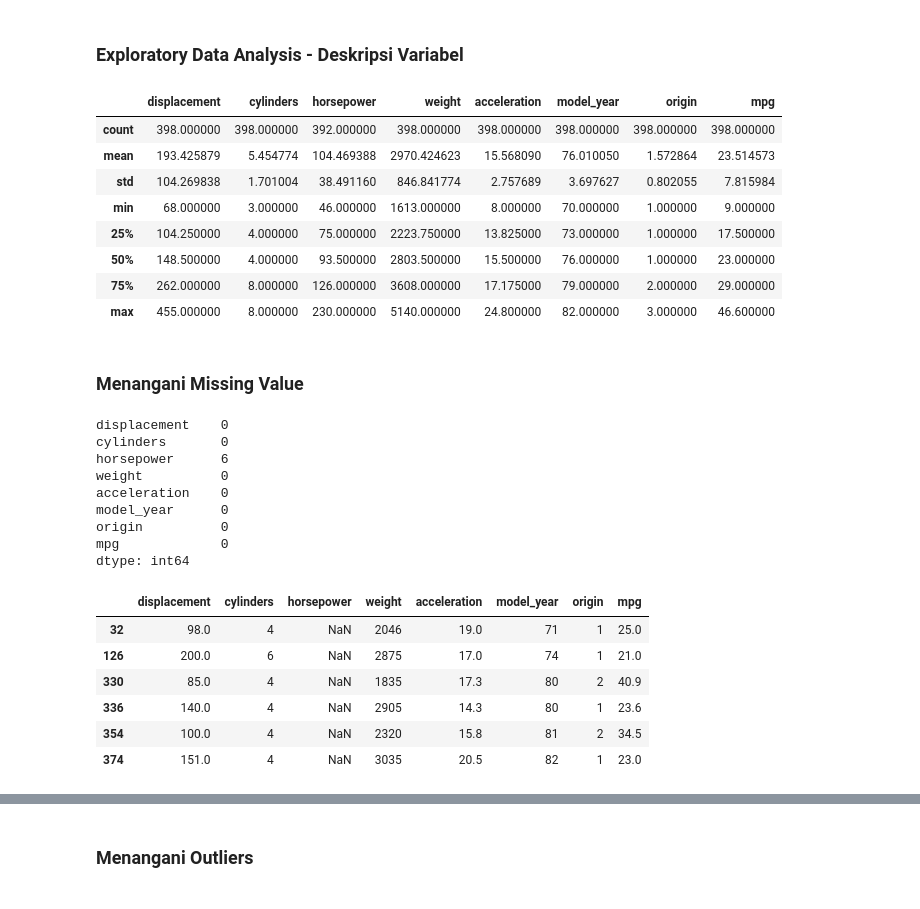
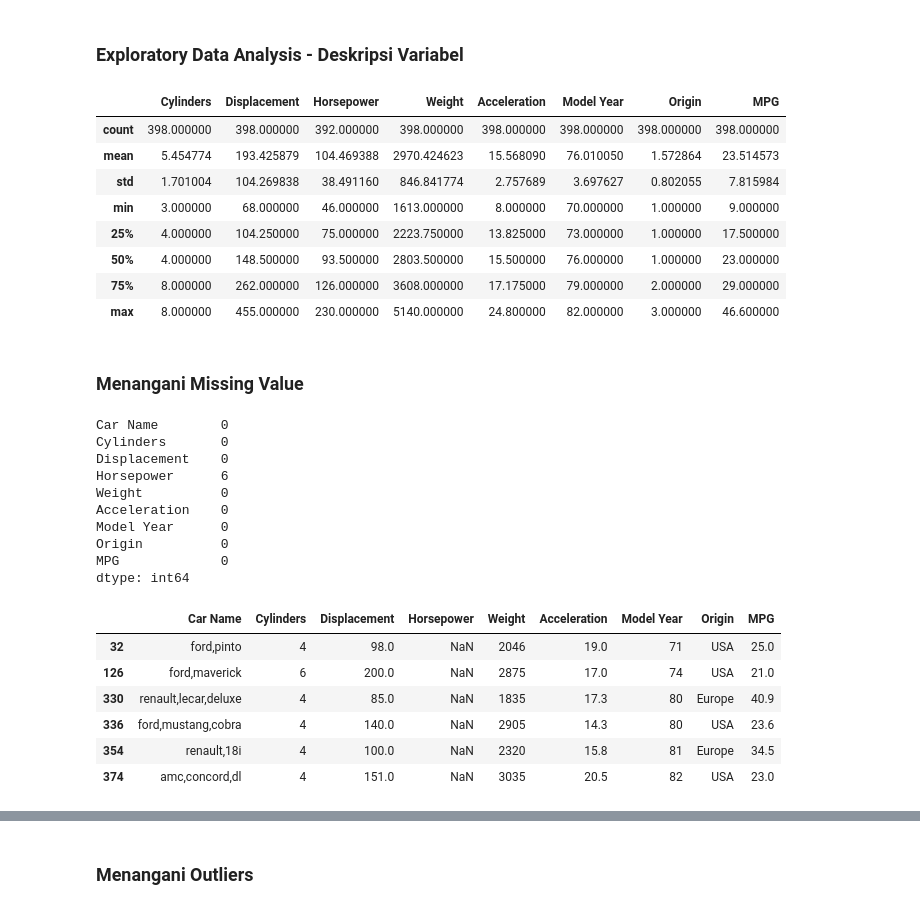
Before and after one commit to muchammadwr/Machine-Learning-Terapan, a Jupyter notebook: Submission1/notebook.ipynb, the cells around one changed output, grey strips where cells are left out. Drawn from its saved outputs; the diff is of its cells as text; code cells hidden in the pictures.

```diff
--- a/Submission1/notebook.ipynb
+++ b/Submission1/notebook.ipynb
@@ -57,0 +24,3 @@ df.head()
+# %%
+data = auto_mpg.data.original
+data.head()
@@ -57,0 +34,13 @@ df.head()
+# %%
+df = data.rename(columns={
+        'car_name': 'Car Name',
+        'displacement': 'Displacement',
+        'cylinders': 'Cylinders',
+        'horsepower': 'Horsepower',
+        'weight': 'Weight',
+        'acceleration': 'Acceleration',
+        'model_year':'Model Year',
+        'origin':'Origin',
+        'mpg': 'MPG'
+})
+df.head()
@@ -78,39 +75,42 @@ memory usage: 25.0 KB
 # %%
 df.describe()
 # %% [output]
-|  | displacement | cylinders | horsepower | weight | acceleration | model_year | origin | mpg |
+|  | Cylinders | Displacement | Horsepower | Weight | Acceleration | Model Year | Origin | MPG |
 | count | 398.000000 | 398.000000 | 392.000000 | 398.000000 | 398.000000 | 398.000000 | 398.000000 | 398.000000 |
-| mean | 193.425879 | 5.454774 | 104.469388 | 2970.424623 | 15.568090 | 76.010050 | 1.572864 | 23.514573 |
-| std | 104.269838 | 1.701004 | 38.491160 | 846.841774 | 2.757689 | 3.697627 | 0.802055 | 7.815984 |
-| min | 68.000000 | 3.000000 | 46.000000 | 1613.000000 | 8.000000 | 70.000000 | 1.000000 | 9.000000 |
-| 25% | 104.250000 | 4.000000 | 75.000000 | 2223.750000 | 13.825000 | 73.000000 | 1.000000 | 17.500000 |
-| 50% | 148.500000 | 4.000000 | 93.500000 | 2803.500000 | 15.500000 | 76.000000 | 1.000000 | 23.000000 |
-| 75% | 262.000000 | 8.000000 | 126.000000 | 3608.000000 | 17.175000 | 79.000000 | 2.000000 | 29.000000 |
-| max | 455.000000 | 8.000000 | 230.000000 | 5140.000000 | 24.800000 | 82.000000 | 3.000000 | 46.600000 |
+| mean | 5.454774 | 193.425879 | 104.469388 | 2970.424623 | 15.568090 | 76.010050 | 1.572864 | 23.514573 |
+| std | 1.701004 | 104.269838 | 38.491160 | 846.841774 | 2.757689 | 3.697627 | 0.802055 | 7.815984 |
+| min | 3.000000 | 68.000000 | 46.000000 | 1613.000000 | 8.000000 | 70.000000 | 1.000000 | 9.000000 |
+| 25% | 4.000000 | 104.250000 | 75.000000 | 2223.750000 | 13.825000 | 73.000000 | 1.000000 | 17.500000 |
+| 50% | 4.000000 | 148.500000 | 93.500000 | 2803.500000 | 15.500000 | 76.000000 | 1.000000 | 23.000000 |
+| 75% | 8.000000 | 262.000000 | 126.000000 | 3608.000000 | 17.175000 | 79.000000 | 2.000000 | 29.000000 |
+| max | 8.000000 | 455.000000 | 230.000000 | 5140.000000 | 24.800000 | 82.000000 | 3.000000 | 46.600000 |
+# %%
+df['Origin'] = df['Origin'].map({1: 'USA', 2: 'Europe', 3: 'Japan'})
 # %% [markdown]
 ### Menangani Missing Value
 # %%
 df.isnull().sum()
 # %% [output]
-displacement    0
-cylinders       0
-horsepower      6
-weight          0
-acceleration    0
-model_year      0
-origin          0
-mpg             0
+Car Name        0
+Cylinders       0
+Displacement    0
+Horsepower      6
+Weight          0
+Acceleration    0
+Model Year      0
+Origin          0
+MPG             0
 dtype: int64
 # %%
-df[df['horsepower'].isna()]
+df[df['Horsepower'].isna()]
 # %% [output]
-|  | displacement | cylinders | horsepower | weight | acceleration | model_year | origin | mpg |
-| 32 | 98.0 | 4 | NaN | 2046 | 19.0 | 71 | 1 | 25.0 |
-| 126 | 200.0 | 6 | NaN | 2875 | 17.0 | 74 | 1 | 21.0 |
-| 330 | 85.0 | 4 | NaN | 1835 | 17.3 | 80 | 2 | 40.9 |
-| 336 | 140.0 | 4 | NaN | 2905 | 14.3 | 80 | 1 | 23.6 |
-| 354 | 100.0 | 4 | NaN | 2320 | 15.8 | 81 | 2 | 34.5 |
-| 374 | 151.0 | 4 | NaN | 3035 | 20.5 | 82 | 1 | 23.0 |
+|  | Car Name | Cylinders | Displacement | Horsepower | Weight | Acceleration | Model Year | Origin | MPG |
+| 32 | ford,pinto | 4 | 98.0 | NaN | 2046 | 19.0 | 71 | USA | 25.0 |
+| 126 | ford,maverick | 6 | 200.0 | NaN | 2875 | 17.0 | 74 | USA | 21.0 |
+| 330 | renault,lecar,deluxe | 4 | 85.0 | NaN | 1835 | 17.3 | 80 | Europe | 40.9 |
+| 336 | ford,mustang,cobra | 4 | 140.0 | NaN | 2905 | 14.3 | 80 | USA | 23.6 |
+| 354 | renault,18i | 4 | 100.0 | NaN | 2320 | 15.8 | 81 | Europe | 34.5 |
+| 374 | amc,concord,dl | 4 | 151.0 | NaN | 3035 | 20.5 | 82 | USA | 23.0 |
 # %%
 df.dropna(inplace=True)
 # %%
```
Also changed, not shown: parts of 49 cells of this notebook, 1 other file.
